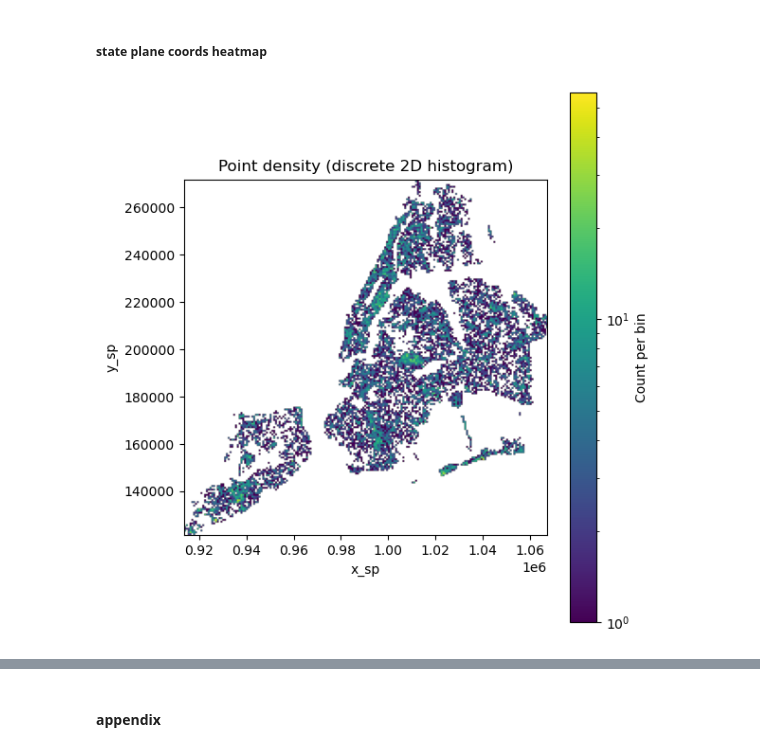
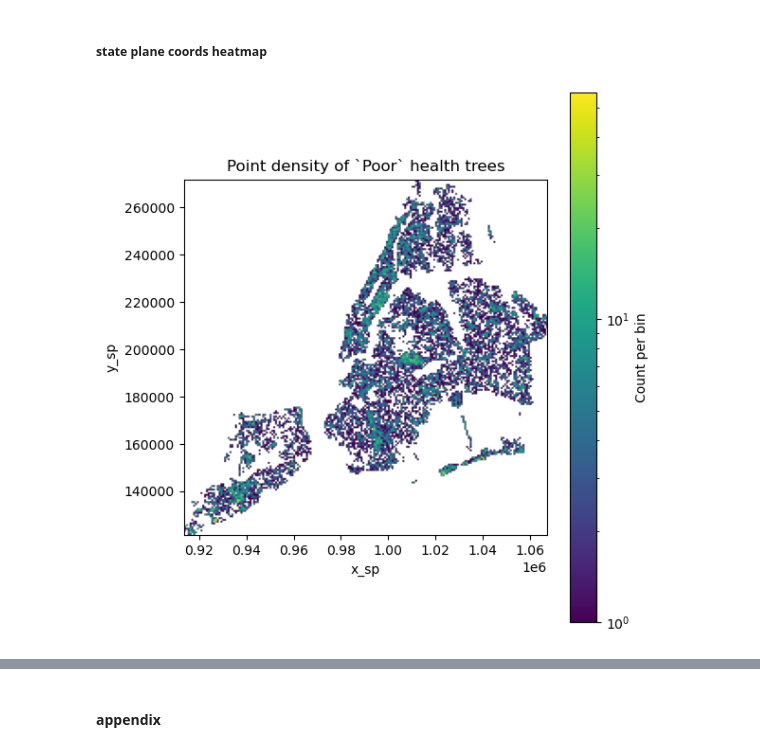
Before and after one commit to pgundral/tree_census, a Jupyter notebook: notebooks/eda.ipynb, the cells around one changed output, grey strips where cells are left out. Drawn from its saved outputs; the diff is of its cells as text; code cells hidden in the pictures.

```diff
--- a/notebooks/eda.ipynb
+++ b/notebooks/eda.ipynb
@@ -196,33 +196,33 @@ from matplotlib.colors import LogNorm
 # Load data with x/y columns
 df = pd.read_csv('../data/raw/new_york_tree_census_2015.csv')
 good_indx = df['health'] == 'Poor'
 x = df[good_indx]['x_sp'].to_numpy()
 y = df[good_indx]['y_sp'].to_numpy()
 
 # Choose bin counts (discrete grid)
 bins_x = 200   # increase for finer resolution
 bins_y = 200
 
 # 2D histogram (density grid)
 H, xedges, yedges = np.histogram2d(x, y, bins=[bins_x, bins_y])
 
 # Plot as discrete heatmap
 fig, ax = plt.subplots(figsize=(6, 6))
 im = ax.imshow(
     H.T,                     # transpose so axes align
     origin='lower',
     extent=[xedges[0], xedges[-1], yedges[0], yedges[-1]],
     cmap='viridis',
     norm=LogNorm(vmin=1, vmax=H.max())  # log scaling helps with skewed counts
 )
 ax.set_xlabel('x_sp')
 ax.set_ylabel('y_sp')
-ax.set_title('Point density (discrete 2D histogram)')
+ax.set_title('Point density of `Poor` health trees')
 cbar = plt.colorbar(im, ax=ax)
 cbar.set_label('Count per bin')
 
 plt.tight_layout()
-plt.savefig('../reports/figures/xy_density_heatmap.png', dpi=600, transparent=True, bbox_inches='tight')
+plt.savefig('../reports/figures/xy_density_heatmap_poor.png', dpi=600, transparent=True, bbox_inches='tight')
 plt.show()
 # %% [output]
-[figure, old version]
+[figure, new version]
```
Also changed, not shown: parts of 3 cells of this notebook, 22 other files.
